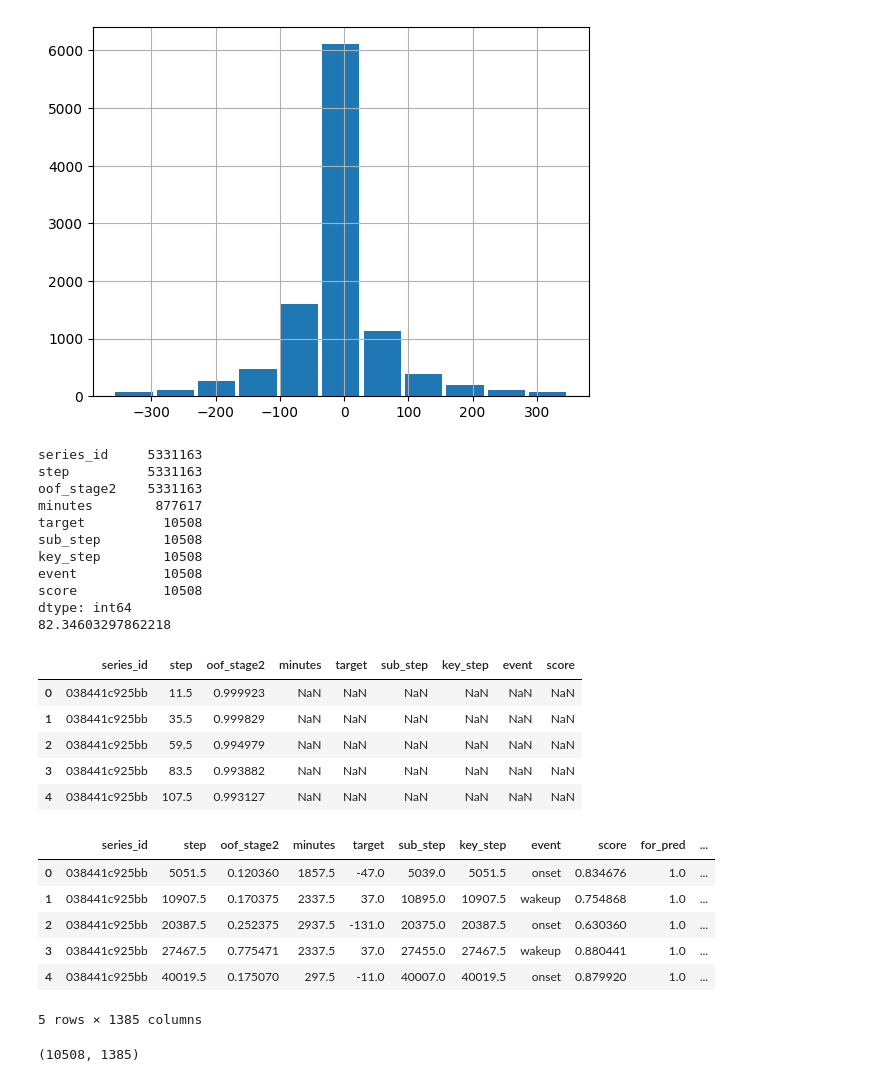
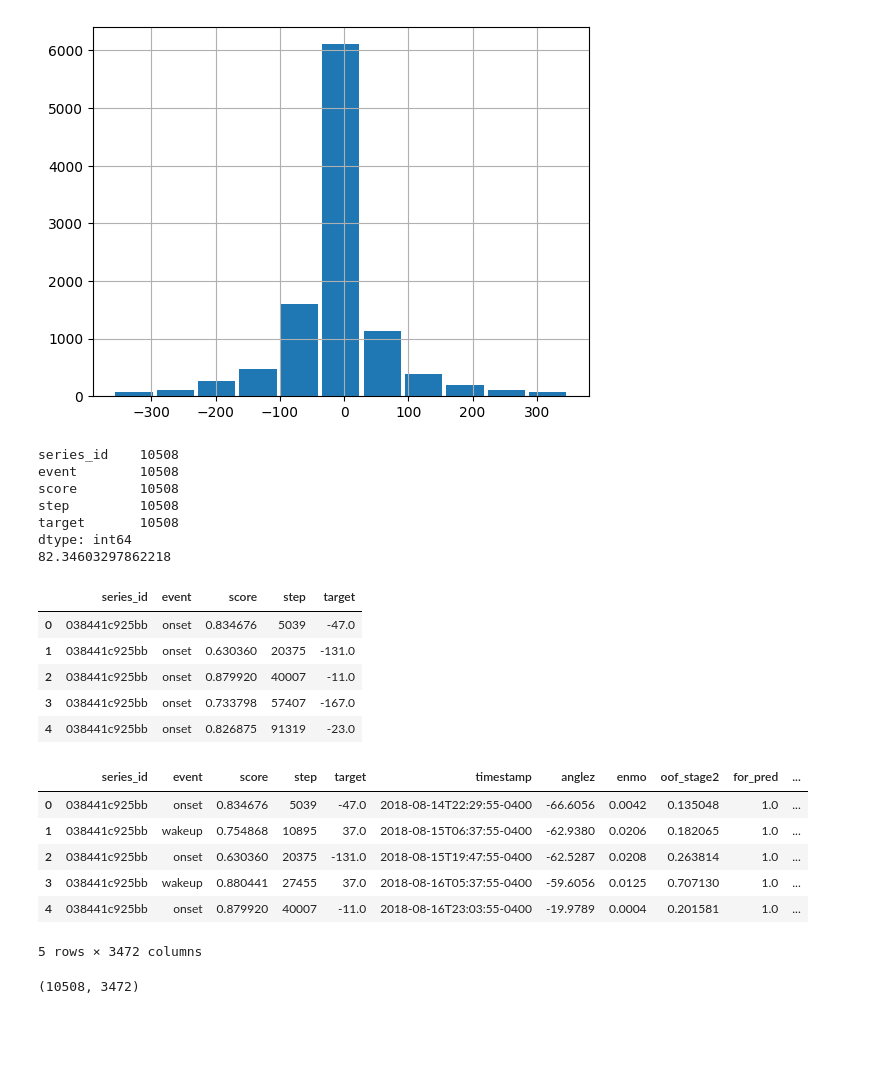
Before and after one commit to penguin-prg/child-mind-institute-detect-sleep-states, a Jupyter notebook: train/regressor.ipynb, the cells around one changed output. Cells and saved outputs as stored; diff of their text form; code cells hidden in the pictures; blank space fills up the shorter version.

```diff
--- a/train/regressor.ipynb
+++ b/train/regressor.ipynb
@@ -40,7 +39,8 @@ rm: cannot remove '/kaggle/output/exp_073': No such file or directory
 # %%
-sub = pd.read_csv(f'/kaggle/output/{CFG["2nd_stage"]["execution"]["best_exp_id"]}/submission.csv')
+sub = pd.read_csv(f'/kaggle/output/{CFG["2nd_stage"]["execution"]["best_exp_id"]}/submission.csv').drop(columns=["key_step", "minutes"])
+sub = sub.drop_duplicates(subset=["series_id", "step"])
 oof = pd.read_csv(f'/kaggle/output/{CFG["2nd_stage"]["execution"]["best_exp_id"]}/oof.csv')
-oof = oof.rename(columns={"oof": "oof_stage2"})
+oof = oof.rename(columns={"oof": "oof_stage2"}).drop(columns=["minutes"])
 labels = pd.read_csv(f"{CFG['dataset']['competition_dir']}/train_events.csv").dropna()
 display(sub.head())
 display(oof.head())
@@ -67,57 +67,46 @@ display(labels.head())
 # %%
 # 正解ラベルを作成
 dfs = []
 for (series_id, event), label_df in labels.groupby(["series_id", "event"]):
     sub_df = sub[(sub["series_id"] == series_id) & (sub["event"] == event)].reset_index(drop=True)
     targets = np.empty(len(sub_df))
     for i, sub_step in enumerate(sub_df["step"].values):
         best_step = np.inf
         for step in label_df["step"].values:
             if abs(step - sub_step) < abs(best_step - sub_step):
                 best_step = step
         target = best_step - sub_step
         if abs(target) > 360:
             target = 0
         targets[i] = target
     sub_df["target"] = targets
-    sub_df["sub_step"] = sub_df["step"].values
     dfs.append(sub_df)
-sub = pd.concat(dfs).reset_index(drop=True)
-plt.hist(sub["target"].values, bins=11, rwidth=0.9)
+train = pd.concat(dfs).reset_index(drop=True)
+plt.hist(train["target"].values, bins=11, rwidth=0.9)
 plt.grid()
 plt.show()
 
-train = oof[["series_id", "step", "oof_stage2", "minutes"]].merge(
-    sub[["target", "series_id", "sub_step", "key_step", "event", "score"]],
-    left_on=["series_id", "step"],
-    right_on=["series_id", "key_step"],
-    how="left",
-    )
 print((~train.isna()).sum())
 print((train.target ** 2).mean() ** 0.5)
 display(train.head())
 # %% [output]
 [figure]
-series_id     5331163
-step          5331163
-oof_stage2    5331163
-minutes        877617
-target          10508
-sub_step        10508
-key_step        10508
-event           10508
-score           10508
+series_id    10508
+event        10508
+score        10508
+step         10508
+target       10508
 dtype: int64
 82.34603297862218
-|  | series_id | step | oof_stage2 | minutes | target | sub_step | key_step | event | score |
-| 0 | 038441c925bb | 11.5 | 0.999923 | NaN | NaN | NaN | NaN | NaN | NaN |
-| 1 | 038441c925bb | 35.5 | 0.999829 | NaN | NaN | NaN | NaN | NaN | NaN |
-| 2 | 038441c925bb | 59.5 | 0.994979 | NaN | NaN | NaN | NaN | NaN | NaN |
-| 3 | 038441c925bb | 83.5 | 0.993882 | NaN | NaN | NaN | NaN | NaN | NaN |
-| 4 | 038441c925bb | 107.5 | 0.993127 | NaN | NaN | NaN | NaN | NaN | NaN |
+|  | series_id | event | score | step | target |
+| 0 | 038441c925bb | onset | 0.834676 | 5039 | -47.0 |
+| 1 | 038441c925bb | onset | 0.630360 | 20375 | -131.0 |
+| 2 | 038441c925bb | onset | 0.879920 | 40007 | -11.0 |
+| 3 | 038441c925bb | onset | 0.733798 | 57407 | -167.0 |
+| 4 | 038441c925bb | onset | 0.826875 | 91319 | -23.0 |
 # %%
 # 特徴生成
-train, features = generate_regressor_features(train)
+train, features = generate_regressor_features(train, oof)
 
 # cv splitとマージ
 cv_split = pd.read_csv(CFG['dataset']['cv_split_path'])
@@ -125,14 +114,14 @@ train["fold"] = train["series_id"].map(cv_split.set_index("series_id")["fold"])
 display(train.head(5))
 train.shape
 # %% [output]
-|  | series_id | step | oof_stage2 | minutes | target | sub_step | key_step | event | score | for_pred | ... |
-| 0 | 038441c925bb | 5051.5 | 0.120360 | 1857.5 | -47.0 | 5039.0 | 5051.5 | onset | 0.834676 | 1.0 | ... |
-| 1 | 038441c925bb | 10907.5 | 0.170375 | 2337.5 | 37.0 | 10895.0 | 10907.5 | wakeup | 0.754868 | 1.0 | ... |
-| 2 | 038441c925bb | 20387.5 | 0.252375 | 2937.5 | -131.0 | 20375.0 | 20387.5 | onset | 0.630360 | 1.0 | ... |
-| 3 | 038441c925bb | 27467.5 | 0.775471 | 2337.5 | 37.0 | 27455.0 | 27467.5 | wakeup | 0.880441 | 1.0 | ... |
-| 4 | 038441c925bb | 40019.5 | 0.175070 | 297.5 | -11.0 | 40007.0 | 40019.5 | onset | 0.879920 | 1.0 | ... |
+|  | series_id | event | score | step | target | timestamp | anglez | enmo | oof_stage2 | for_pred | ... |
+| 0 | 038441c925bb | onset | 0.834676 | 5039 | -47.0 | 2018-08-14T22:29:55-0400 | -66.6056 | 0.0042 | 0.135048 | 1.0 | ... |
+| 1 | 038441c925bb | wakeup | 0.754868 | 10895 | 37.0 | 2018-08-15T06:37:55-0400 | -62.9380 | 0.0206 | 0.182065 | 1.0 | ... |
+| 2 | 038441c925bb | onset | 0.630360 | 20375 | -131.0 | 2018-08-15T19:47:55-0400 | -62.5287 | 0.0208 | 0.263814 | 1.0 | ... |
+| 3 | 038441c925bb | wakeup | 0.880441 | 27455 | 37.0 | 2018-08-16T05:37:55-0400 | -59.6056 | 0.0125 | 0.707130 | 1.0 | ... |
+| 4 | 038441c925bb | onset | 0.879920 | 40007 | -11.0 | 2018-08-16T23:03:55-0400 | -19.9789 | 0.0004 | 0.201581 | 1.0 | ... |
-5 rows × 1385 columns
+5 rows × 3472 columns
-(10508, 1385)
+(10508, 3472)
 # %%
 # 学習
 trn_oof, models = fit_xgb(
```
Also changed, not shown: parts of 4 cells of this notebook, 2 other files.
